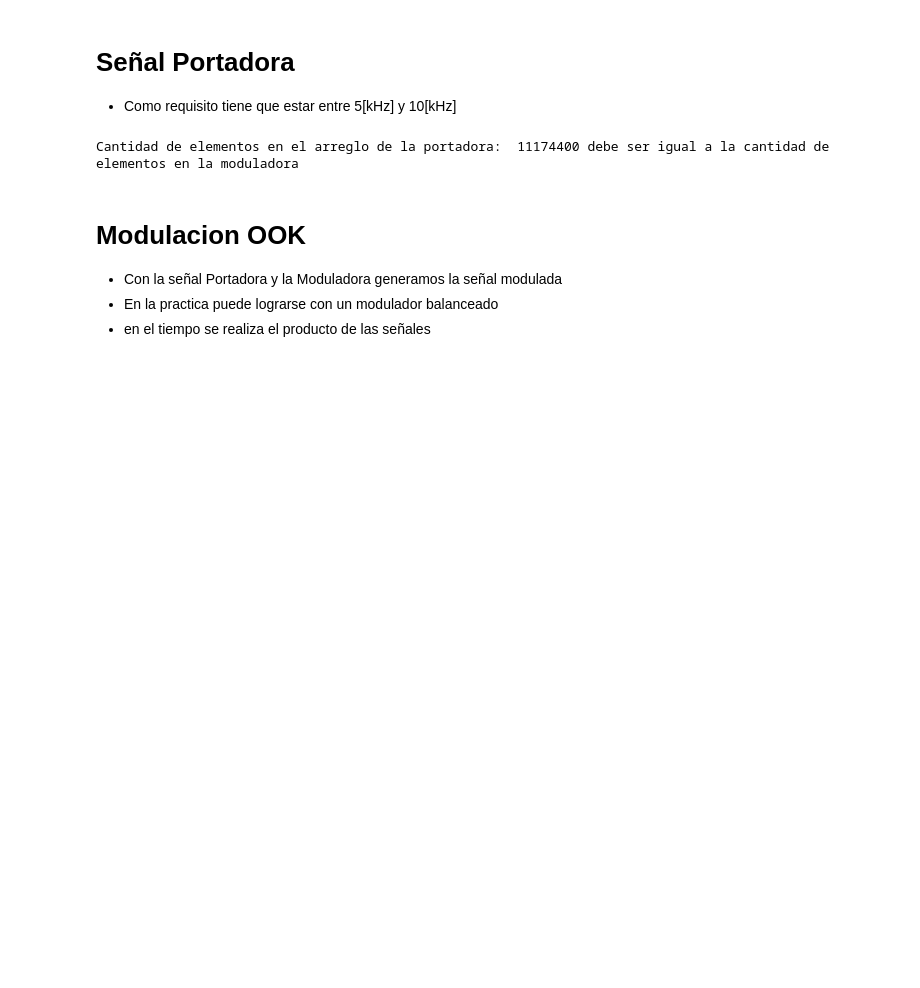
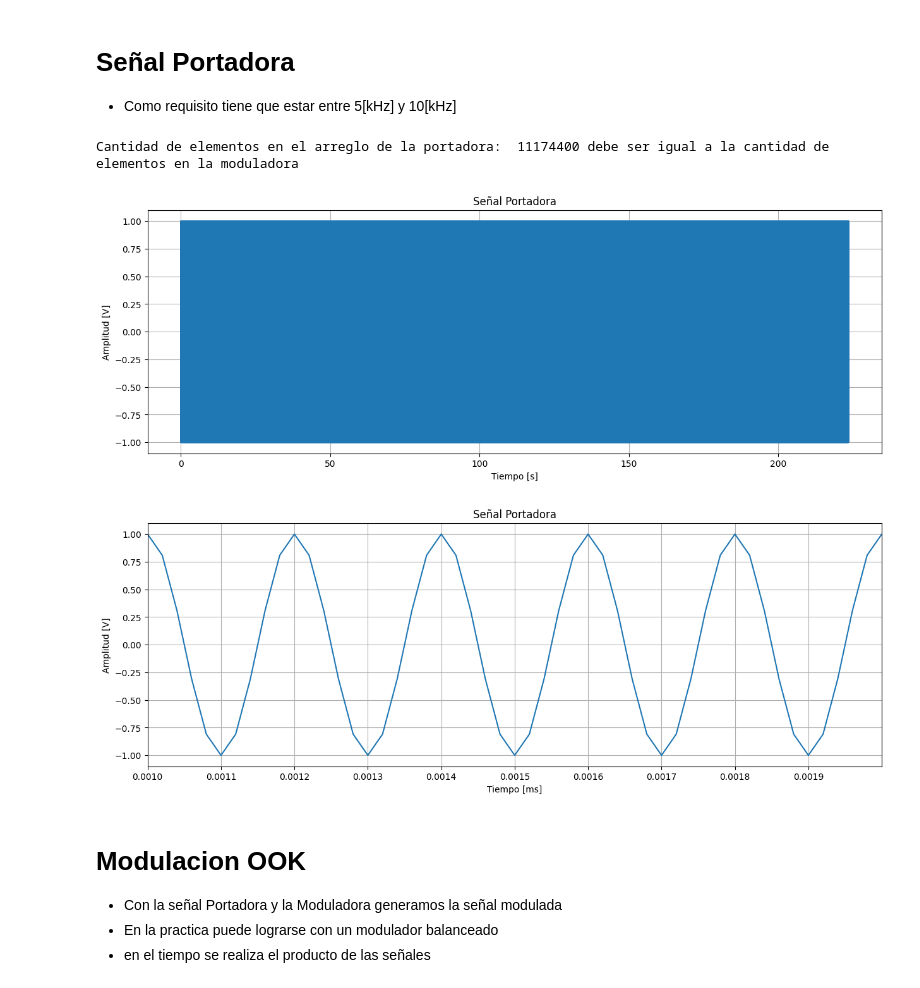
Before and after one commit to UlisesUberti/Proyecto_Seniales_Electricas, a Jupyter notebook: src/Tx_2.ipynb, the cells around one changed output. Saved outputs shown, nothing was run; the diff lists cells and outputs as text; code cells hidden in the pictures; blank space fills up the shorter version.

```diff
--- a/src/Tx_2.ipynb
+++ b/src/Tx_2.ipynb
@@ -250,23 +250,26 @@ Cantidad de elementos en el arreglo de la portadora:  11174400 debe ser igual a
 # %%
 #graficamos la señal
 plt.figure(figsize=(15,5))
 plt.plot(t_moduladora,Cos_Portadora)
 plt.title("Señal Portadora")
 plt.xlabel("Tiempo [s]")
 plt.ylabel("Amplitud [V]")
 plt.grid(True)
 plt.show()
 
 #graficamos una parte de la señal para visualizar mejor
 plt.figure(figsize=(15,5))
 plt.plot(t_moduladora,Cos_Portadora)
 plt.xlim(0.001,0.002)
 plt.xticks(np.arange(0.001,0.002,0.0001))
 plt.title("Señal Portadora")
-plt.xlabel("Tiempo [ms]")
+plt.xlabel("Tiempo [s]")
 plt.ylabel("Amplitud [V]")
 plt.grid(True)
 plt.show()
+# %% [output]
+[figure, added]
+[figure, added]
 # %% [markdown]
 # Modulacion OOK
 - Con la señal Portadora y la Moduladora generamos la señal modulada
```
Also changed, not shown: parts of 2 cells of this notebook, 2 other files.
